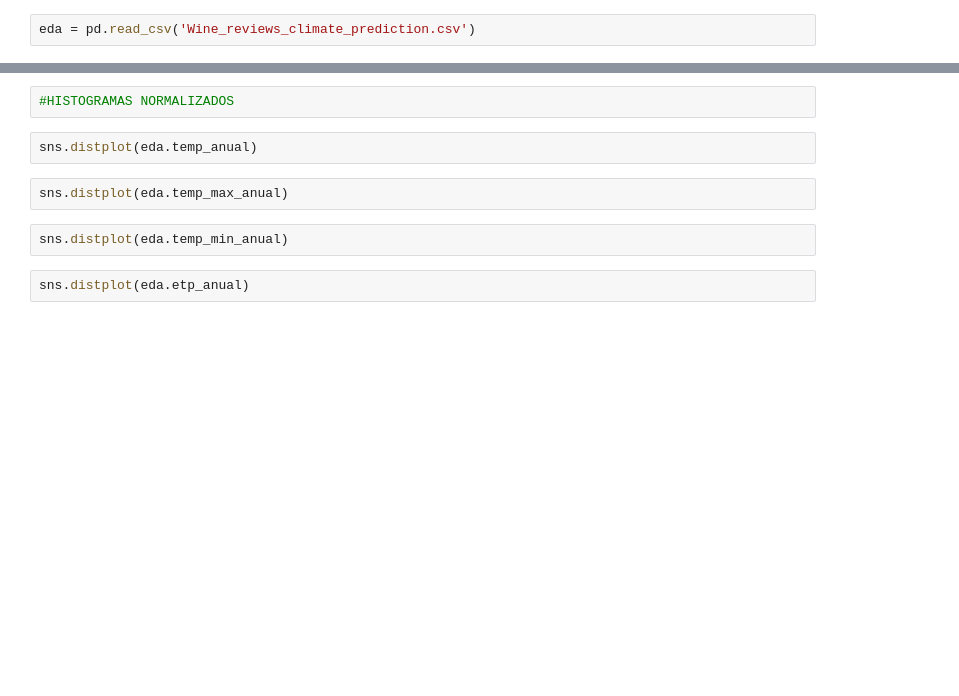
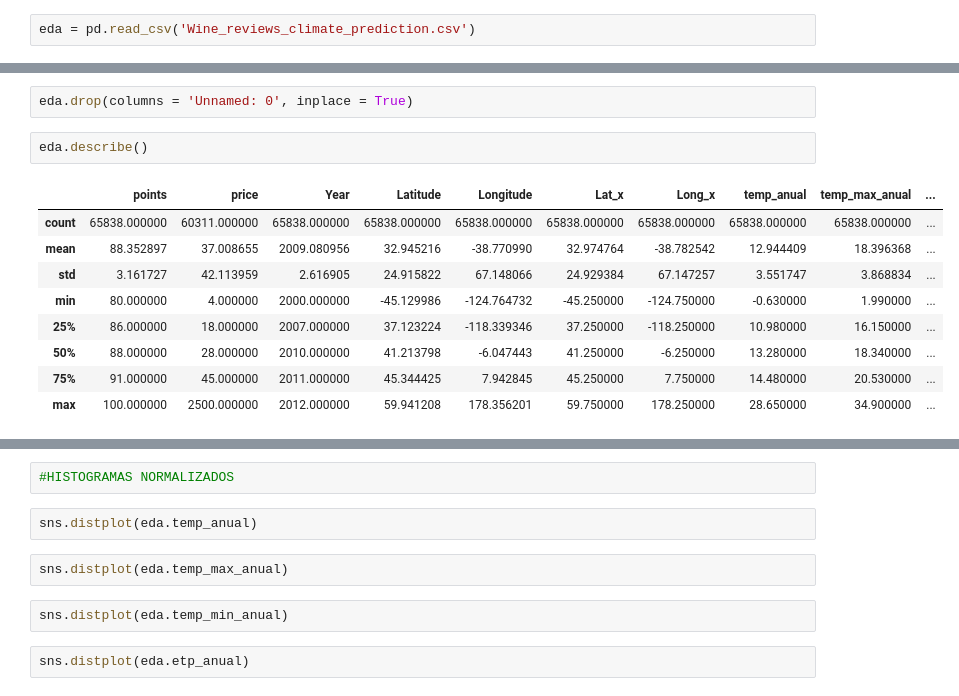
Before and after one commit to crcoronado/Datascience1, a Jupyter notebook: EDA_Winereviews.ipynb, the cells around one changed output, grey strips where cells are left out. Drawn from its saved outputs; the diff is of its cells as text; blank space fills up the shorter version.

```diff
--- a/EDA_Winereviews.ipynb
+++ b/EDA_Winereviews.ipynb
@@ -4,0 +20,14 @@ eda = pd.read_csv('Wine_reviews_climate_prediction.csv')
+# %%
+eda.drop(columns = 'Unnamed: 0', inplace = True)
+# %%
+eda.describe()
+# %% [output]
+|  | points | price | Year | Latitude | Longitude | Lat_x | Long_x | temp_anual | temp_max_anual | ... |
+| count | 65838.000000 | 60311.000000 | 65838.000000 | 65838.000000 | 65838.000000 | 65838.000000 | 65838.000000 | 65838.000000 | 65838.000000 | ... |
+| mean | 88.352897 | 37.008655 | 2009.080956 | 32.945216 | -38.770990 | 32.974764 | -38.782542 | 12.944409 | 18.396368 | ... |
+| std | 3.161727 | 42.113959 | 2.616905 | 24.915822 | 67.148066 | 24.929384 | 67.147257 | 3.551747 | 3.868834 | ... |
+| min | 80.000000 | 4.000000 | 2000.000000 | -45.129986 | -124.764732 | -45.250000 | -124.750000 | -0.630000 | 1.990000 | ... |
+| 25% | 86.000000 | 18.000000 | 2007.000000 | 37.123224 | -118.339346 | 37.250000 | -118.250000 | 10.980000 | 16.150000 | ... |
+| 50% | 88.000000 | 28.000000 | 2010.000000 | 41.213798 | -6.047443 | 41.250000 | -6.250000 | 13.280000 | 18.340000 | ... |
+| 75% | 91.000000 | 45.000000 | 2011.000000 | 45.344425 | 7.942845 | 45.250000 | 7.750000 | 14.480000 | 20.530000 | ... |
+| max | 100.000000 | 2500.000000 | 2012.000000 | 59.941208 | 178.356201 | 59.750000 | 178.250000 | 28.650000 | 34.900000 | ... |
```
Also changed, not shown: parts of 13 cells of this notebook, 2 other files.
